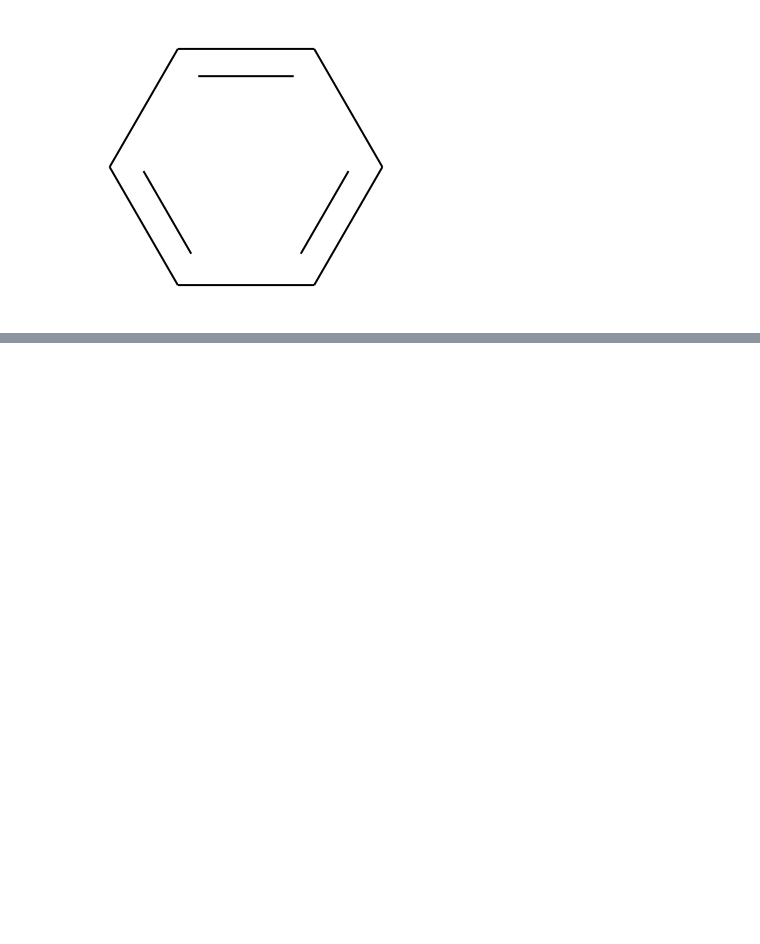
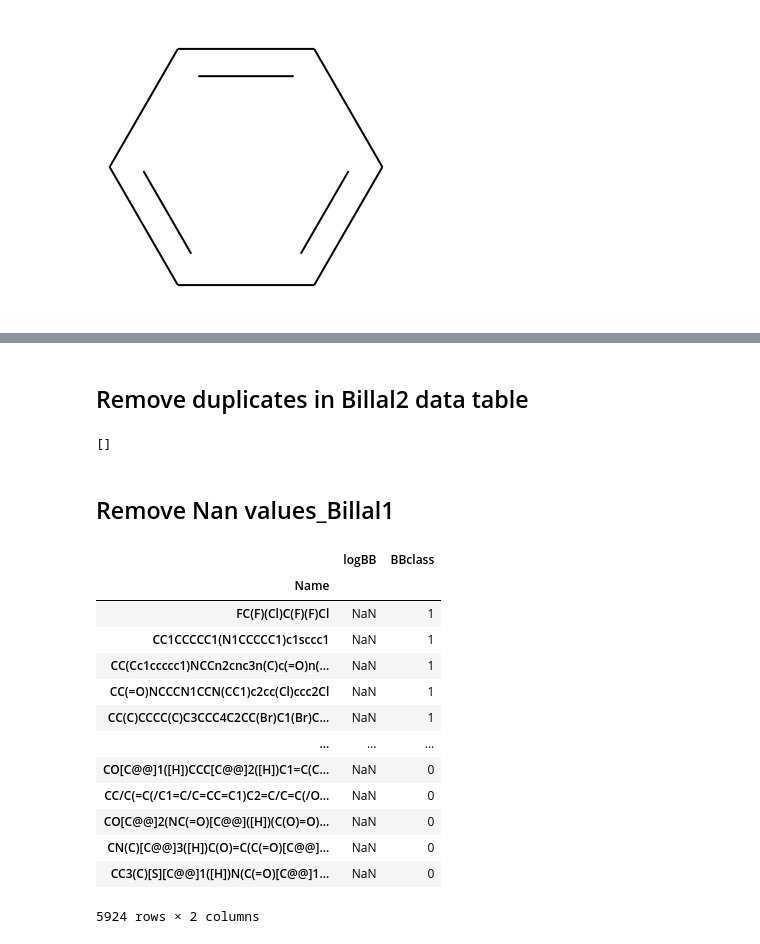
Before and after one commit to nguessaubin/BBB_prediction, a Jupyter notebook: BB_project.ipynb, the cells around one changed output, grey strips where cells are left out. Saved outputs shown, nothing was run; the diff lists cells and outputs as text; code cells hidden in the pictures; blank space fills up the shorter version.

```diff
--- a/BB_project.ipynb
+++ b/BB_project.ipynb
@@ -182,0 +131,26 @@ doublons_
+# %% [markdown]
+## Remove duplicates in Billal2 data table
+# %%
+dupl_list2=Search_duplicates(mols_bilal2)
+dupl_list2
+# %% [output]
+[]
+# %% [markdown]
+## Remove Nan values_Billal1
+# %%
+BB_data_bilal_1[BB_data_bilal_1.isna().any(axis=1)]
+# %% [output]
+|  | logBB | BBclass |
+| Name |  |  |
+| FC(F)(Cl)C(F)(F)Cl | NaN | 1 |
+| CC1CCCCC1(N1CCCCC1)c1sccc1 | NaN | 1 |
+| CC(Cc1ccccc1)NCCn2cnc3n(C)c(=O)n(... | NaN | 1 |
+| CC(=O)NCCCN1CCN(CC1)c2cc(Cl)ccc2Cl | NaN | 1 |
+| CC(C)CCCC(C)C3CCC4C2CC(Br)C1(Br)C... | NaN | 1 |
+| ... | ... | ... |
+| CO[C@@]1([H])CCC[C@@]2([H])C1=C(C... | NaN | 0 |
+| CC/C(=C(/C1=C/C=CC=C1)C2=C/C=C(/O... | NaN | 0 |
+| CO[C@@]2(NC(=O)[C@@]([H])(C(O)=O)... | NaN | 0 |
+| CN(C)[C@@]3([H])C(O)=C(C(=O)[C@@]... | NaN | 0 |
+| CC3(C)[S][C@@]1([H])N(C(=O)[C@@]1... | NaN | 0 |
+5924 rows × 2 columns
```
Also changed, not shown: parts of 22 cells of this notebook.
